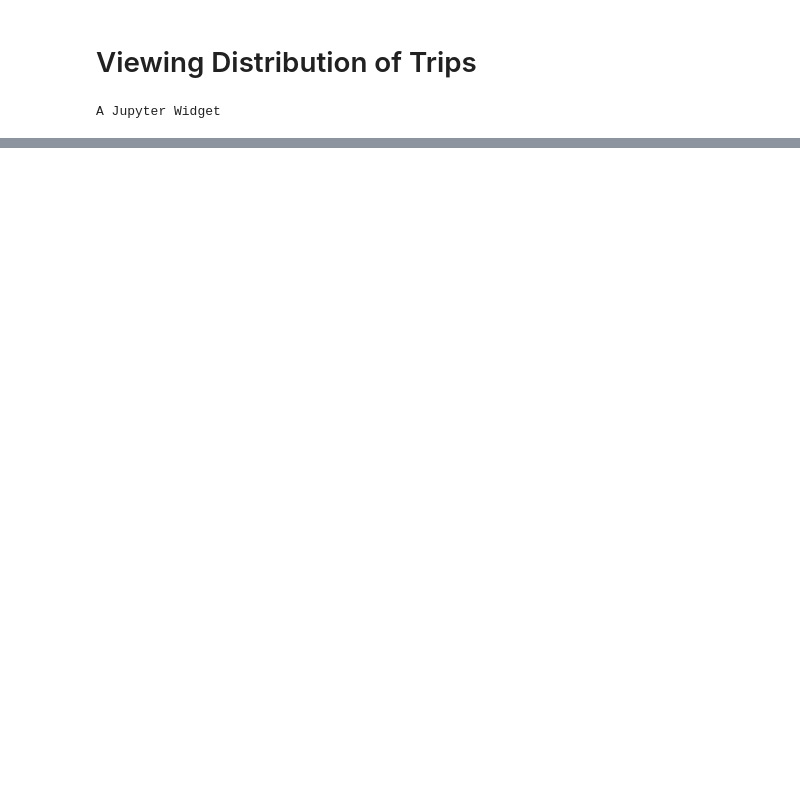
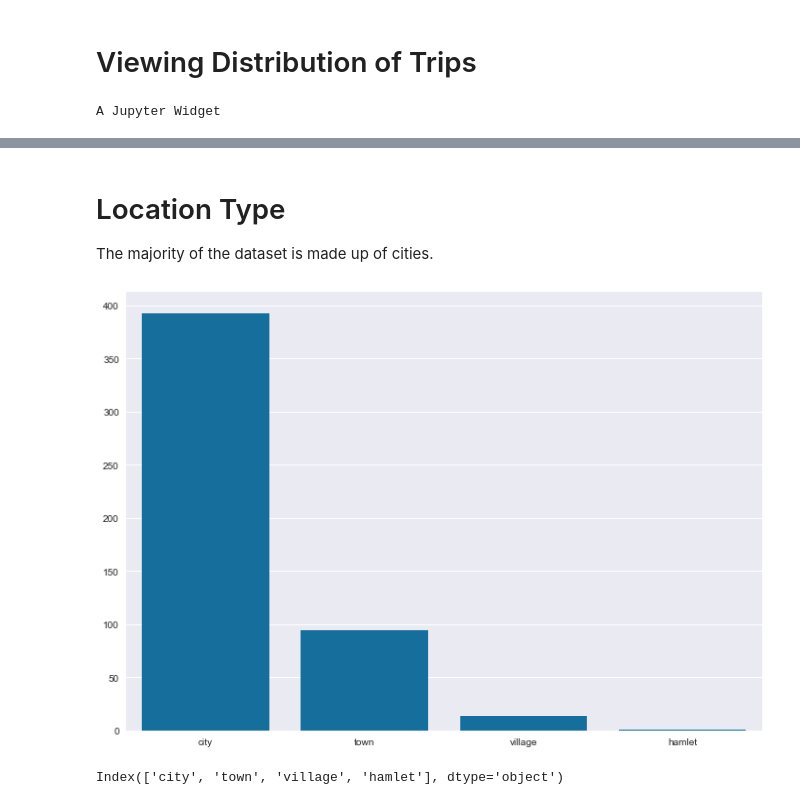
Before and after one commit to GeorgeVince/DataCubed, a Jupyter notebook: Analysis.ipynb, the cells around one changed output, grey strips where cells are left out. Cells and saved outputs as stored; diff of their text form; code cells hidden in the pictures; blank space fills up the shorter version.

```diff
--- a/Analysis.ipynb
+++ b/Analysis.ipynb
@@ -1,12 +1,14 @@
 # %%
 import pandas as pd
+import numpy as np
 import matplotlib.pyplot as plt
 import seaborn as sns
 import gmaps
 import gmaps.datasets
 sns.set(style="darkgrid")
+sns.set(rc={'figure.figsize':(11.7,8.27)})
 
-gmaps.configure(api_key='')
+gmaps.configure(api_key='AI...')
 # %%
 #Load Data
 df = pd.read_csv('lat_lon_full.csv')
@@ -24,0 +30,12 @@ A Jupyter Widget
+# %% [markdown]
+# Location Type
+The majority of the dataset is made up of cities.
+# %%
+loc_counts = df[['city','town','village','hamlet']].count()
+sns.barplot(loc_counts.index, loc_counts.values, color="#0075b2")
+plt.show()
+
+loc_counts.index
+# %% [output]
+[figure, added]
+Index(['city', 'town', 'village', 'hamlet'], dtype='object')
```
Also changed, not shown: parts of 9 cells of this notebook, 1 other file.
